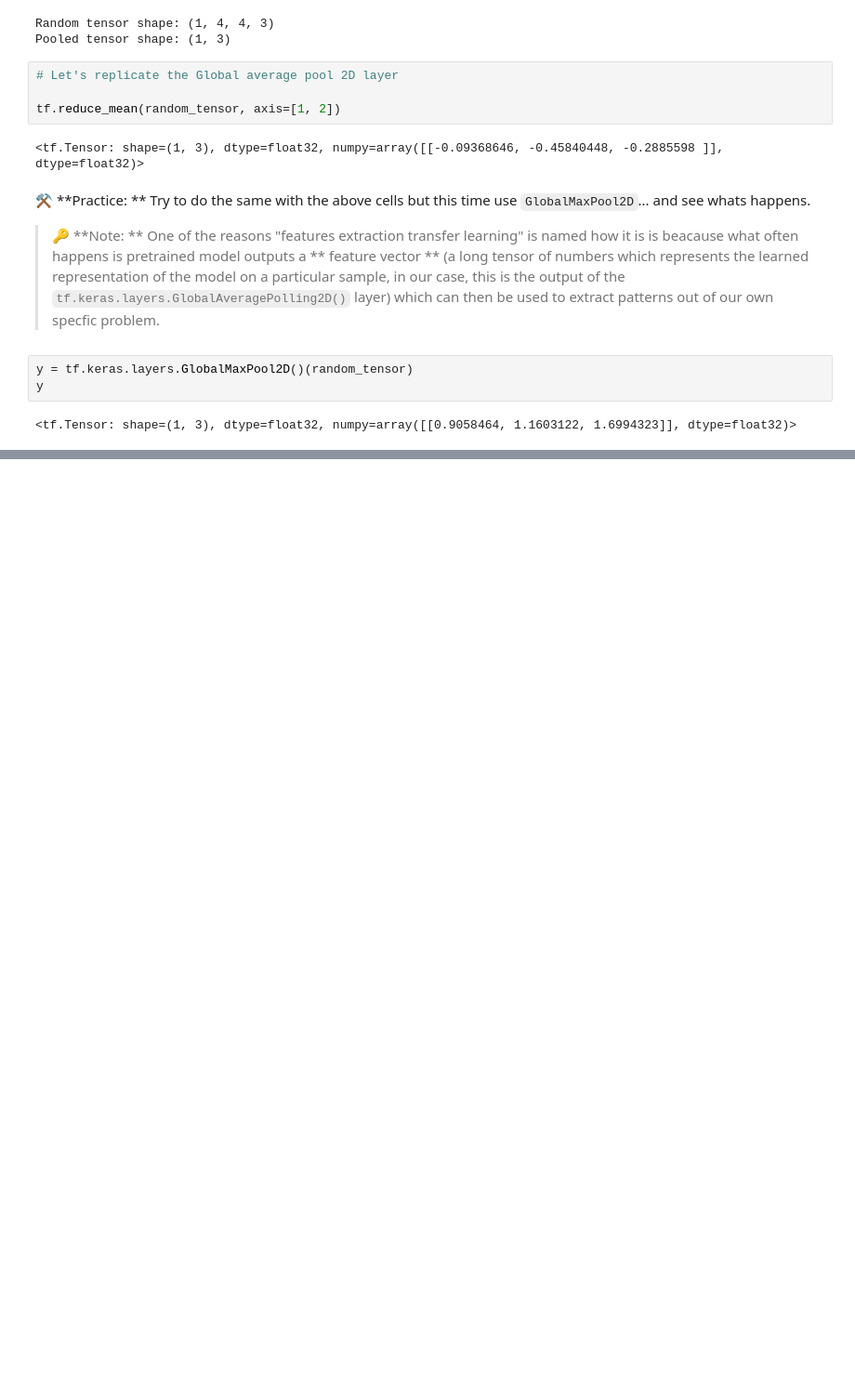
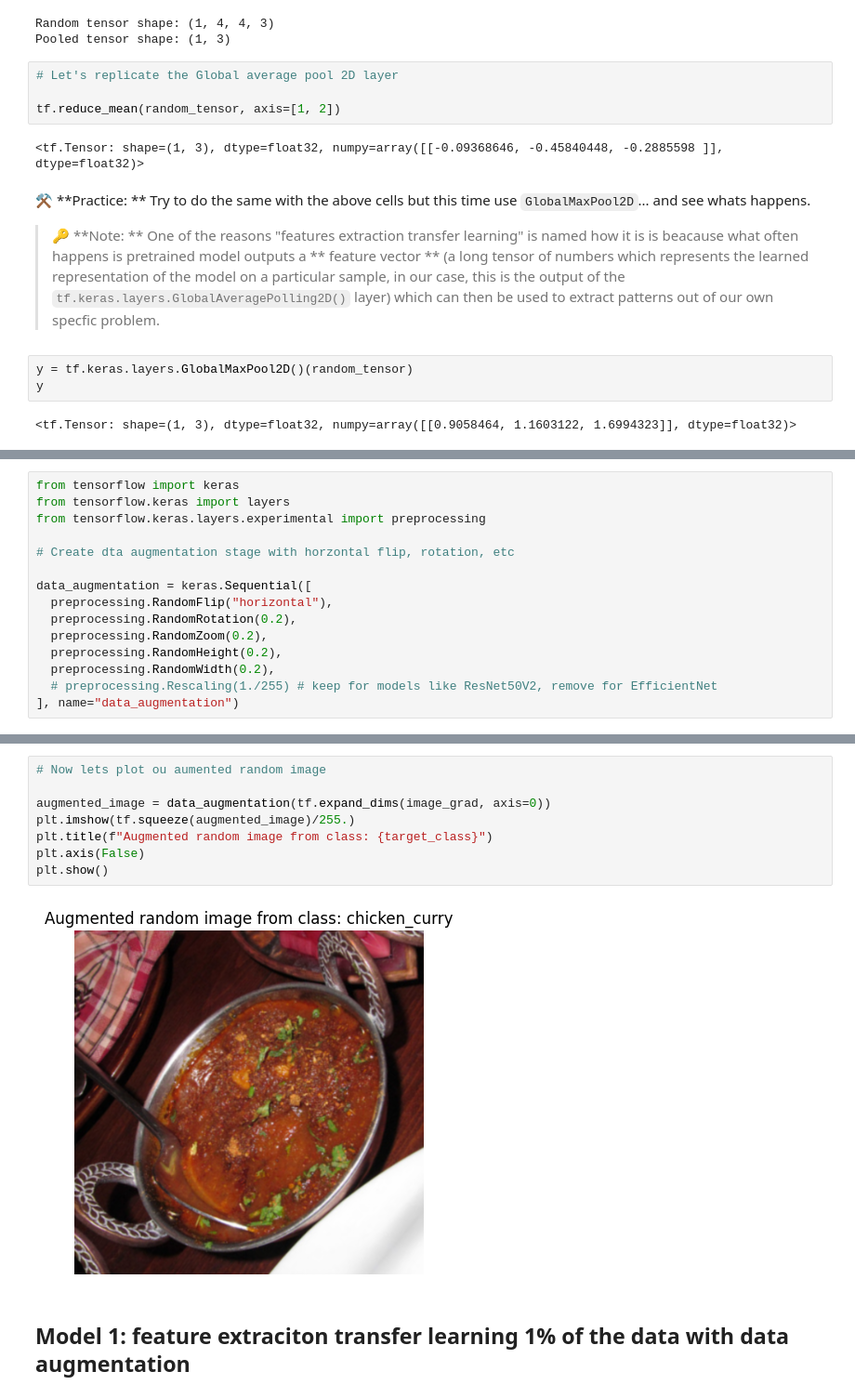
Before and after one commit to miller00315/ia_studies, a Jupyter notebook: transfer_learning_in_tensor_flow_part_2_fine_tuning.ipynb, the cells around one changed output, grey strips where cells are left out. Shown at 93% size. Saved outputs shown, nothing was run; the diff lists cells and outputs as text; blank space fills up the shorter version.

Commit message:
Fine tuning a model and comparing results

```diff
--- a/transfer_learning_in_tensor_flow_part_2_fine_tuning.ipynb
+++ b/transfer_learning_in_tensor_flow_part_2_fine_tuning.ipynb
@@ -376,0 +470,15 @@ y
+# %%
+from tensorflow import keras
+from tensorflow.keras import layers
+from tensorflow.keras.layers.experimental import preprocessing
+
+# Create dta augmentation stage with horzontal flip, rotation, etc
+
+data_augmentation = keras.Sequential([
+  preprocessing.RandomFlip("horizontal"),
+  preprocessing.RandomRotation(0.2),
+  preprocessing.RandomZoom(0.2),
+  preprocessing.RandomHeight(0.2),
+  preprocessing.RandomWidth(0.2),
+  # preprocessing.Rescaling(1./255) # keep for models like ResNet50V2, remove for EfficientNet
+], name="data_augmentation")
@@ -376,0 +520,12 @@ y
+# %%
+# Now lets plot ou aumented random image
+
+augmented_image = data_augmentation(tf.expand_dims(image_grad, axis=0))
+plt.imshow(tf.squeeze(augmented_image)/255.)
+plt.title(f"Augmented random image from class: {target_class}")
+plt.axis(False)
+plt.show()
+# %% [output]
+[figure, added]
+# %% [markdown]
+## Model 1: feature extraciton transfer learning 1% of the data with data augmentation
```
Also changed, not shown: parts of 100 cells of this notebook.
